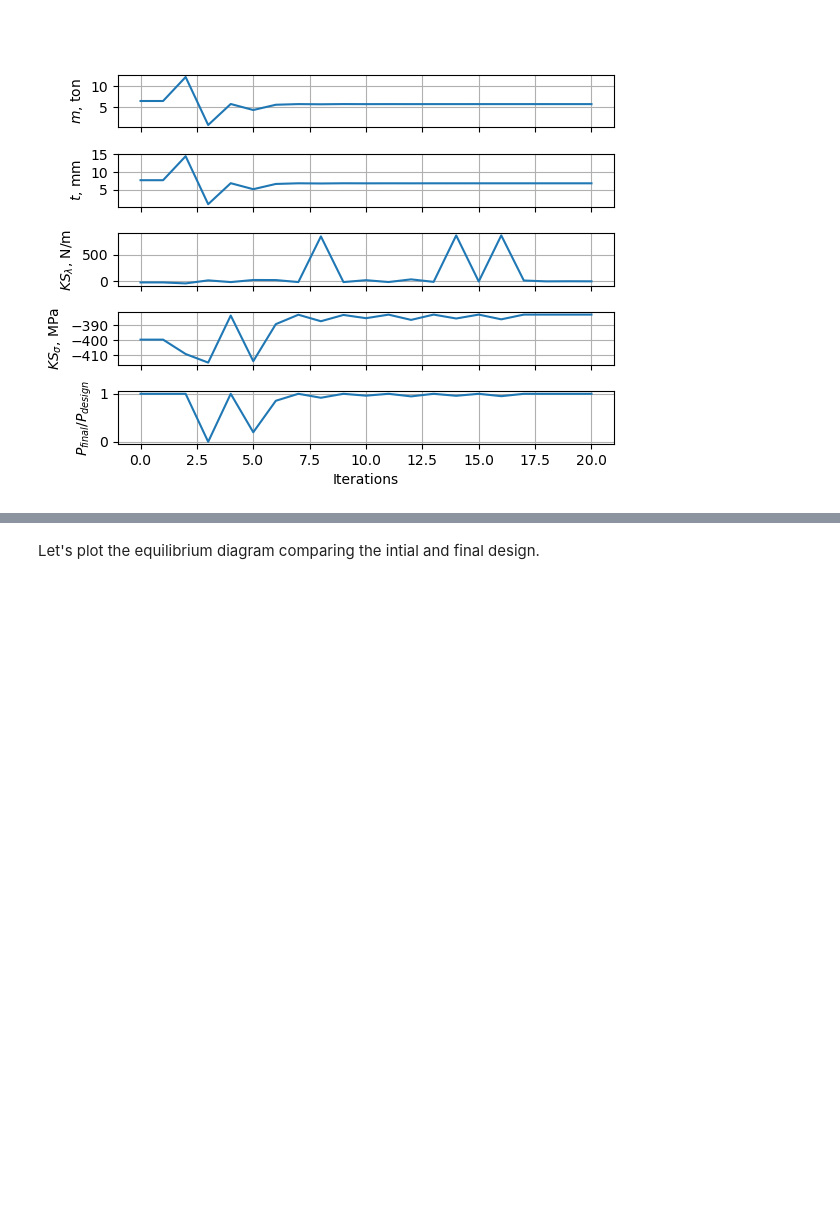
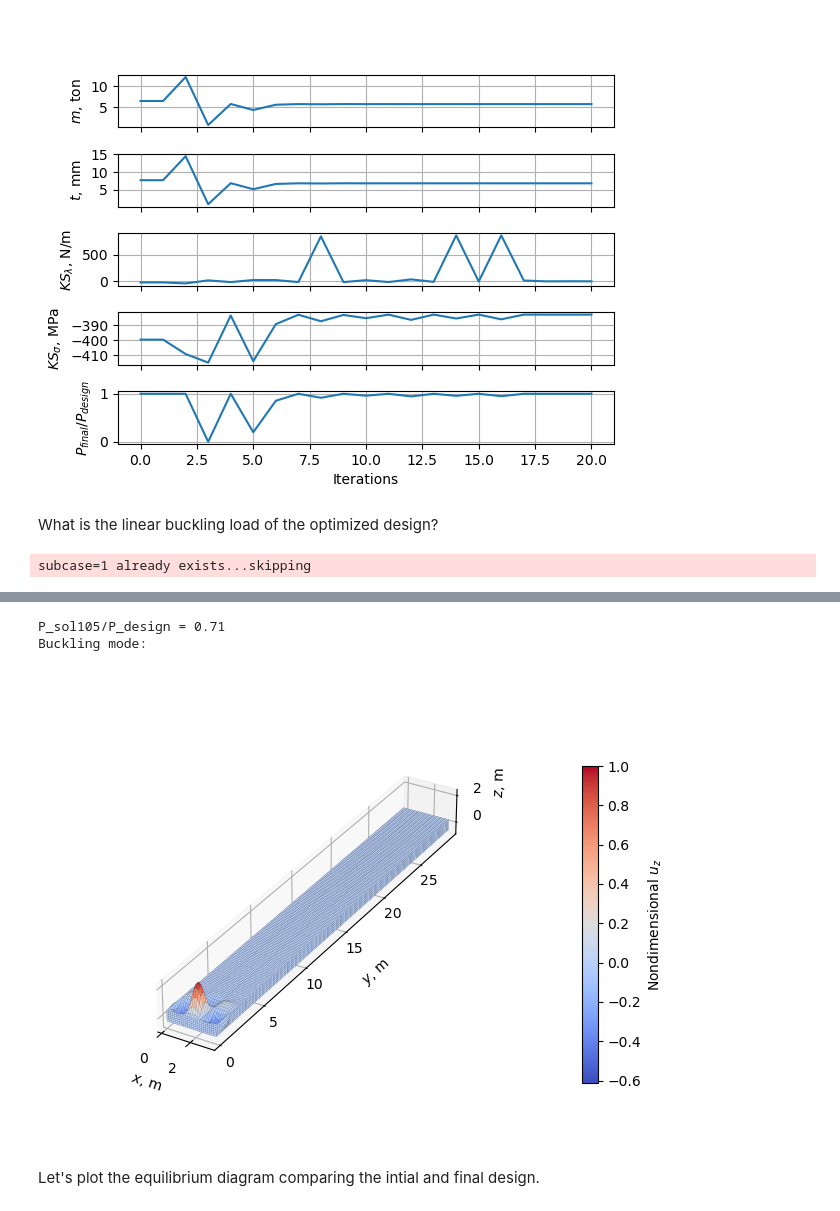
Before and after one commit to fmamitrotta/nonlinear-structural-stability-notebooks, a Jupyter notebook: notebooks/19_One-variable_Optimization_of_the_CRM-like_Box_Beam.ipynb, the cells around one changed output, grey strips where cells are left out. Cells and saved outputs as stored; diff of their text form; code cells hidden in the pictures; blank space fills up the shorter version.

```diff
--- a/notebooks/19_One-variable_Optimization_of_the_CRM-like_Box_Beam.ipynb
+++ b/notebooks/19_One-variable_Optimization_of_the_CRM-like_Box_Beam.ipynb
@@ -622,3 +622,38 @@ Final thickness: 6.8 mm
 Final KS value of nonlinear structural stability: -0.01 N/m
 Final KS value for stress: -383 MPa
 [figure]
+# %% [markdown]
+What is the linear buckling load of the optimized design?
+# %%
+# Assign final thickness to PSHELL card
+pid = 1
+box_beam_bdf.properties[pid].t = histories["sol_106.t"][-1]
+
+# Run SOL 105 and return OP2 file
+input_name = "box_beam_opt_sol_105"
+sol_105_op2 = pynastran_utils.run_sol_105_buckling_analysis(bdf_object=box_beam_bdf, static_load_set_id=force_set_id, analysis_directory_path=ANALYSIS_DIRECTORY_PATH,
+                                                            input_name=input_name, run_flag=False)
+
+# Find critical buckling load and print it
+eigenvalue_calculation_subcase_id = 2
+nondimensional_linear_buckling_load = sol_105_op2.eigenvectors[eigenvalue_calculation_subcase_id].eigr
+print(f"P_sol105/P_design = {nondimensional_linear_buckling_load:.2f}")
+# Plot critical buckling mode
+# Define function to adjust axes ticks and labels' position
+def adjust_3d_plot(axes, colorbar=None):
+    axes.locator_params(axis="x", nbins=3)  # set number of ticks of x-axis
+    axes.locator_params(axis="z", nbins=2)  # set number of ticks of z-axis
+    axes.tick_params(axis="y", which="major", pad=20)  # adjust position of ticks' label of y-axis
+    axes.tick_params(axis="z", which="major", pad=6)  # adjust position of ticks' label of z-axis
+    axes.yaxis.labelpad = 90  # adjust position of y-axis's label
+    axes.zaxis.labelpad = 10  # adjust position of z-axis's label
+    if colorbar is not None:
+        colorbar.ax.set_position(colorbar.ax.get_position().shrunk(1.0, .66))  # decrease colorbar size
+        colorbar.ax.set_position(colorbar.ax.get_position().translated(0, .14))  # move colorbar upwards
+print("Buckling mode:")
+_, ax, cbar = pynastran_utils.plot_buckling_mode(op2_object=sol_105_op2, subcase_id=eigenvalue_calculation_subcase_id, displacement_component='tz', colormap='coolwarm',
+                                                 length_unit='m', displacement_amplification_factor=2, unit_scale_factor=1e-3)
+adjust_3d_plot(ax, cbar)
+plt.show()
+# %% [output]
+subcase=1 already exists...skipping
@@ -625,3 +666,6 @@ Final KS value for stress: -383 MPa
+P_sol105/P_design = 0.71
+Buckling mode:
+[figure, added]
 # %% [markdown]
 Let's plot the equilibrium diagram comparing the intial and final design.
 # %%
```
Also changed, not shown: parts of 9 cells of this notebook, 1 other file.
